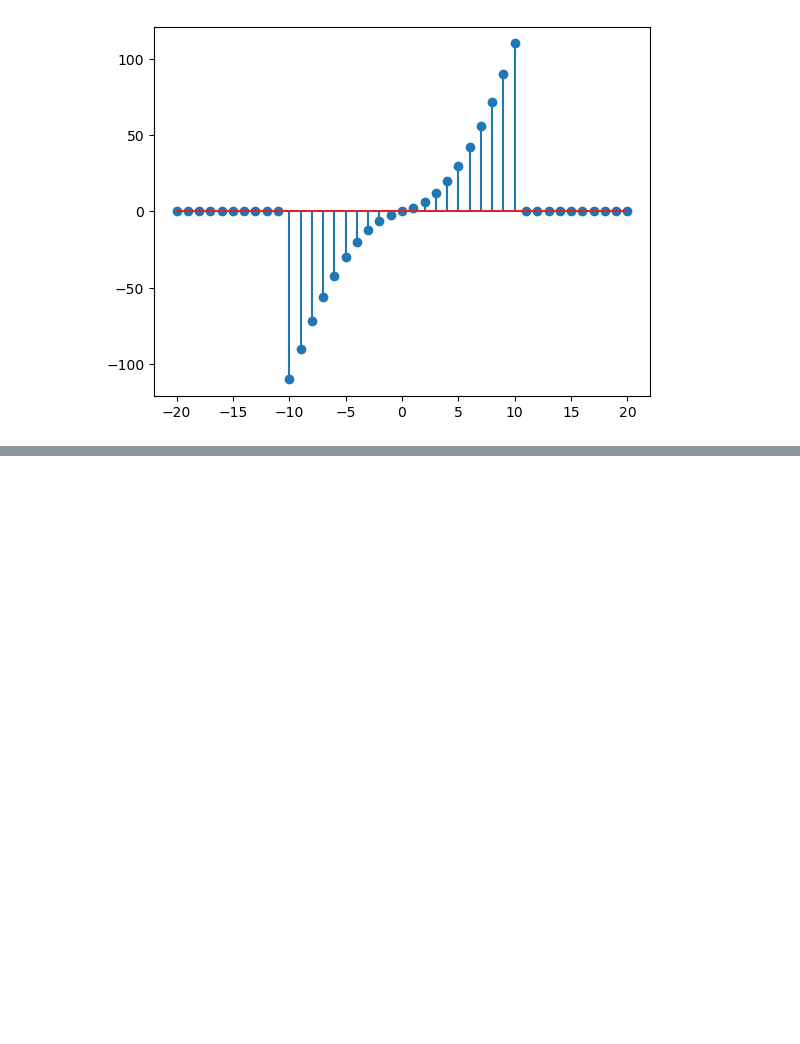
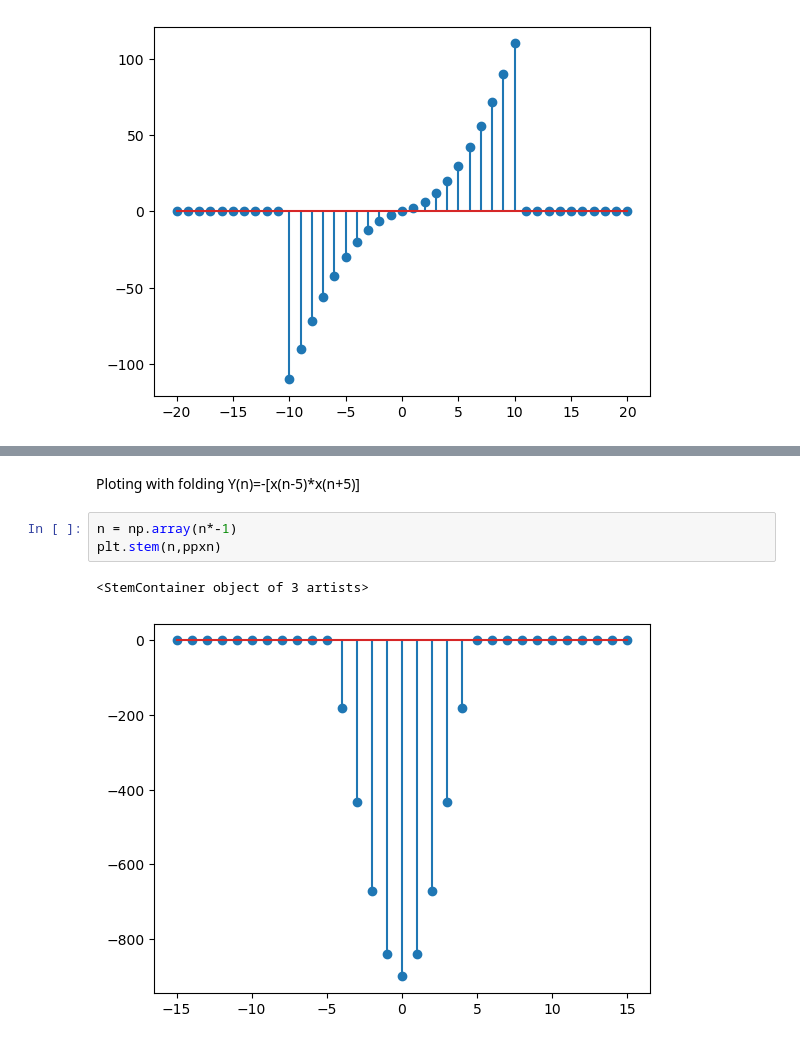
Before and after one commit to anup-ghosh/DigitalSignalProcessing, a Jupyter notebook: lab1.ipynb, the cells around one changed output, grey strips where cells are left out. Drawn from its saved outputs; the diff is of its cells as text; blank space fills up the shorter version.

```diff
--- a/lab1.ipynb
+++ b/lab1.ipynb
@@ -85,0 +60,9 @@ for ii in range (-20,21):
+# %% [markdown]
+Ploting with folding
+Y(n)=-[x(n-5)*x(n+5)]
+# %%
+n = np.array(n*-1)
+plt.stem(n,ppxn)
+# %% [output]
+<StemContainer object of 3 artists>
+[figure, added]
```
Also changed, not shown: parts of 12 cells of this notebook.
